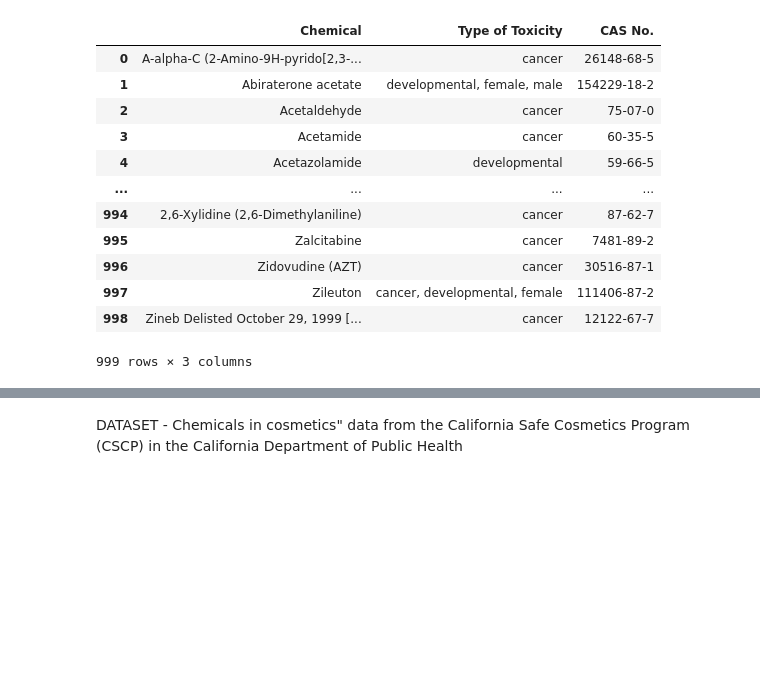
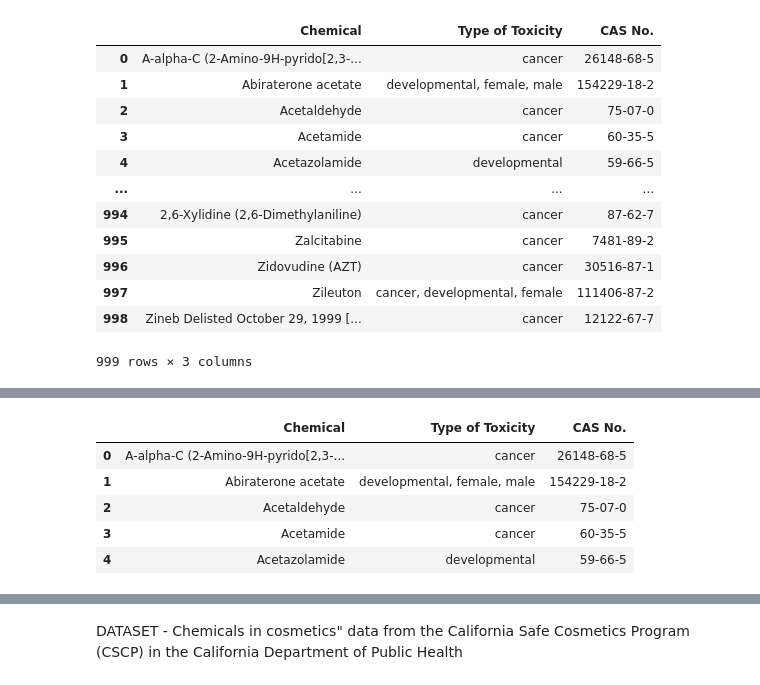
Before and after one commit to envirodatascience/final-project-env617_personalcareproducts, a Jupyter notebook: ENV_617_Final_Project_PersonalCareProducts_pynb.ipynb, the cells around one changed output, grey strips where cells are left out. Cells and saved outputs as stored; diff of their text form; code cells hidden in the pictures; blank space fills up the shorter version.

```diff
--- a/ENV_617_Final_Project_PersonalCareProducts_pynb.ipynb
+++ b/ENV_617_Final_Project_PersonalCareProducts_pynb.ipynb
@@ -58,0 +72,12 @@ df_chemicals_risks
+# %%
+#Data Wrangling: String Manipulation
+#Replace all "/" with "-" in the "CAS No." column
+df_chemicals_risks['CAS No.'] = df_chemicals_risks['CAS No.'].str.replace("/", "-")
+df_chemicals_risks.head()
+# %% [output]
+|  | Chemical | Type of Toxicity | CAS No. |
+| 0 | A-alpha-C (2-Amino-9H-pyrido[2,3-... | cancer | 26148-68-5 |
+| 1 | Abiraterone acetate | developmental, female, male | 154229-18-2 |
+| 2 | Acetaldehyde | cancer | 75-07-0 |
+| 3 | Acetamide | cancer | 60-35-5 |
+| 4 | Acetazolamide | developmental | 59-66-5 |
```
Also changed, not shown: parts of 6 cells of this notebook.
